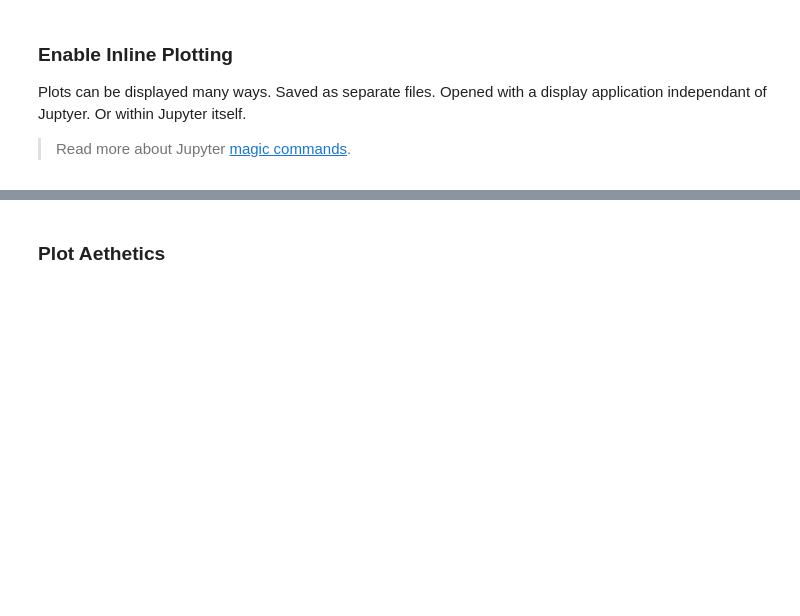
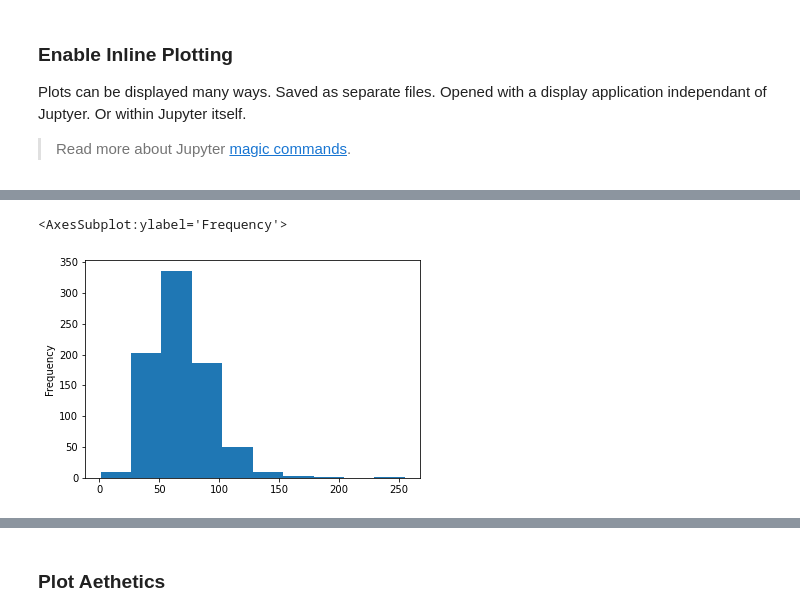
Before and after one commit to dyerrington/odscwest-dv-python, a Jupyter notebook: notebooks/01_pandas_plotting.ipynb, the cells around one changed output, grey strips where cells are left out. Cells and saved outputs as stored; diff of their text form; code cells hidden in the pictures; blank space fills up the shorter version.

```diff
--- a/notebooks/01_pandas_plotting.ipynb
+++ b/notebooks/01_pandas_plotting.ipynb
@@ -64,0 +122,5 @@ Generally, both series and DataFrame objects in Pandas offer the opportunity to
+# %%
+df['HP'].plot(kind = "hist")
+# %% [output]
+<AxesSubplot:ylabel='Frequency'>
+[figure, added]
```
Also changed, not shown: parts of 33 cells of this notebook, 1 other file.
